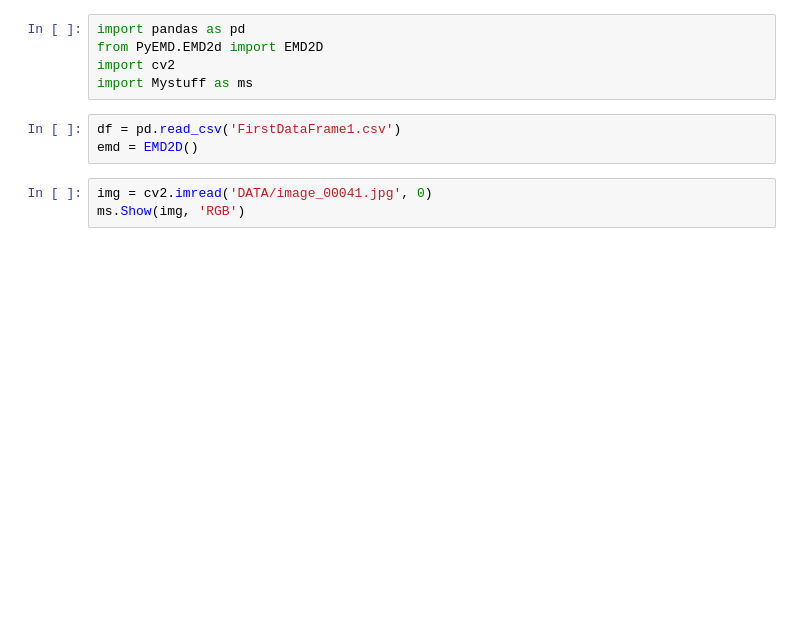
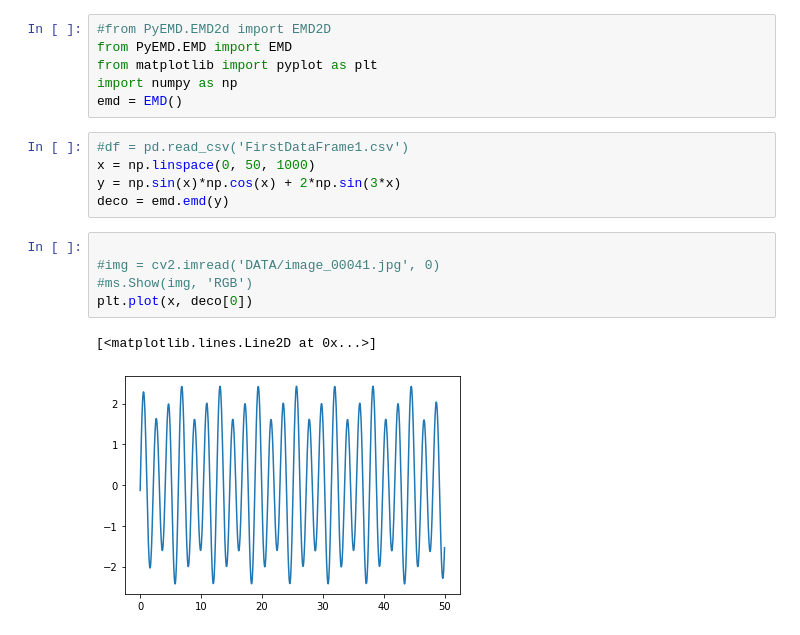
Before and after one commit to Matt88Ac/Hilbert-Huang-Transform-Super-Resolution, a Jupyter notebook: Scripts_Tryouts.ipynb, the cells around one changed output. Drawn from its saved outputs; the diff is of its cells as text; blank space fills up the shorter version.

```diff
--- a/Scripts_Tryouts.ipynb
+++ b/Scripts_Tryouts.ipynb
@@ -1,11 +1,19 @@
-# %%
-import pandas as pd
-from PyEMD.EMD2d import EMD2D
-import cv2
-import Mystuff as ms
-# %%
-df = pd.read_csv('FirstDataFrame1.csv')
-emd = EMD2D()
+# %%
+#from PyEMD.EMD2d import EMD2D
+from PyEMD.EMD import EMD
+from matplotlib import pyplot as plt
+import numpy as np
+emd = EMD()
+# %%
+#df = pd.read_csv('FirstDataFrame1.csv')
+x = np.linspace(0, 50, 1000)
+y = np.sin(x)*np.cos(x) + 2*np.sin(3*x)
+deco = emd.emd(y)
 # %%
-img = cv2.imread('DATA/image_00041.jpg', 0)
-ms.Show(img, 'RGB')
+
+#img = cv2.imread('DATA/image_00041.jpg', 0)
+#ms.Show(img, 'RGB')
+plt.plot(x, deco[0])
+# %% [output]
+[<matplotlib.lines.Line2D at 0x...>]
+[figure, added]
```
Also changed, not shown: parts of 9 cells of this notebook, 5 other files.
